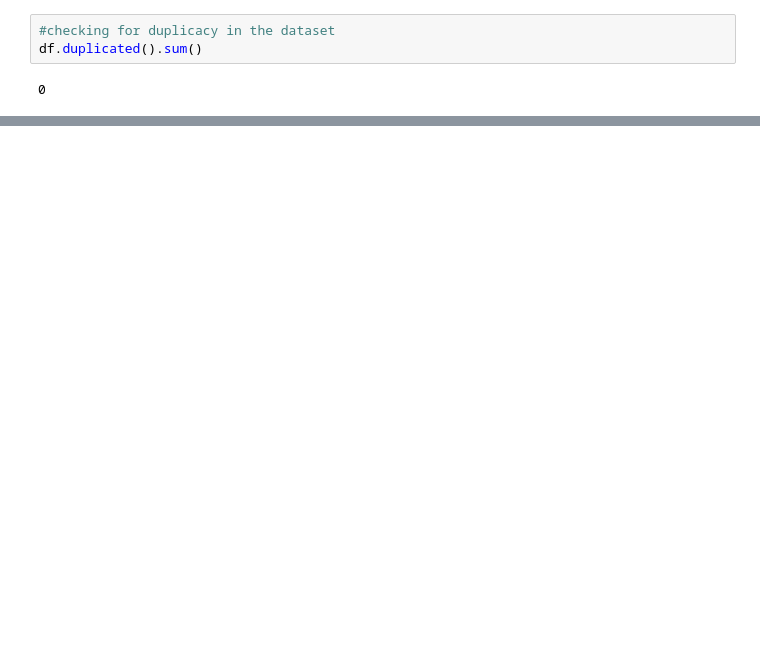
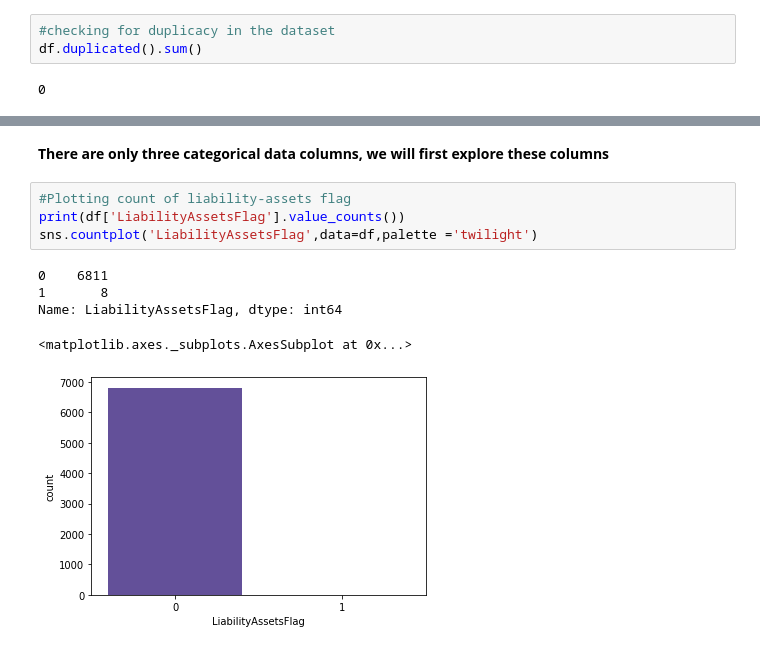
Before and after one commit to Shantanuh10/Bankruptcy-Prediction, a Jupyter notebook: Capstone_Project_3_Company_Bankruptcy_Prediction.ipynb, the cells around one changed output, grey strips where cells are left out. Cells and saved outputs as stored; diff of their text form; blank space fills up the shorter version.

```diff
--- a/Capstone_Project_3_Company_Bankruptcy_Prediction.ipynb
+++ b/Capstone_Project_3_Company_Bankruptcy_Prediction.ipynb
@@ -337,0 +355,12 @@ Since there are no missing values, we can jump into analyzing the data
+# %% [markdown]
+**There are only three categorical data columns, we will first explore these columns**
+# %%
+#Plotting count of liability-assets flag
+print(df['LiabilityAssetsFlag'].value_counts())
+sns.countplot('LiabilityAssetsFlag',data=df,palette ='twilight')
+# %% [output]
+0    6811
+1       8
+Name: LiabilityAssetsFlag, dtype: int64
+<matplotlib.axes._subplots.AxesSubplot at 0x...>
+[figure, added]
```
Also changed, not shown: parts of 15 cells of this notebook.
